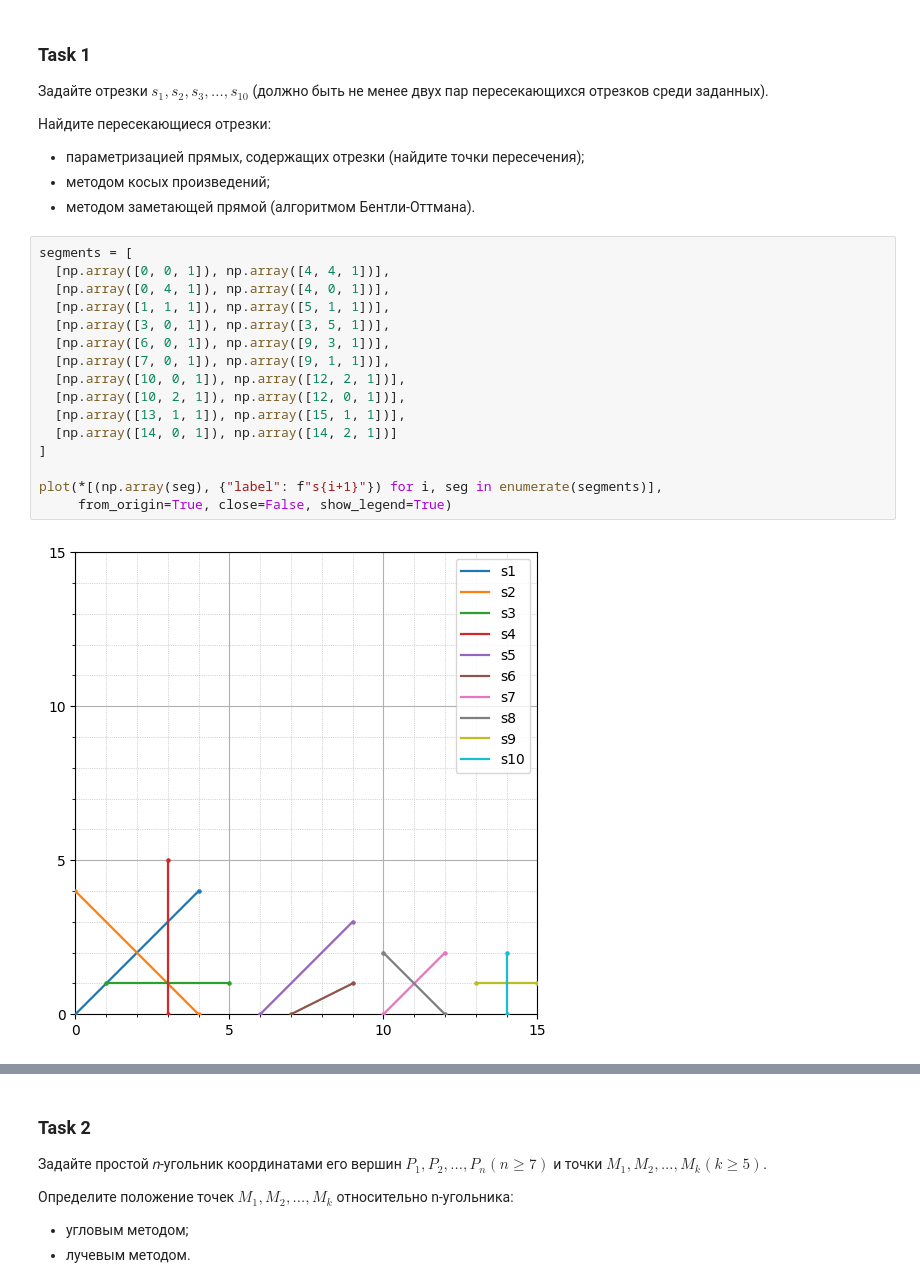
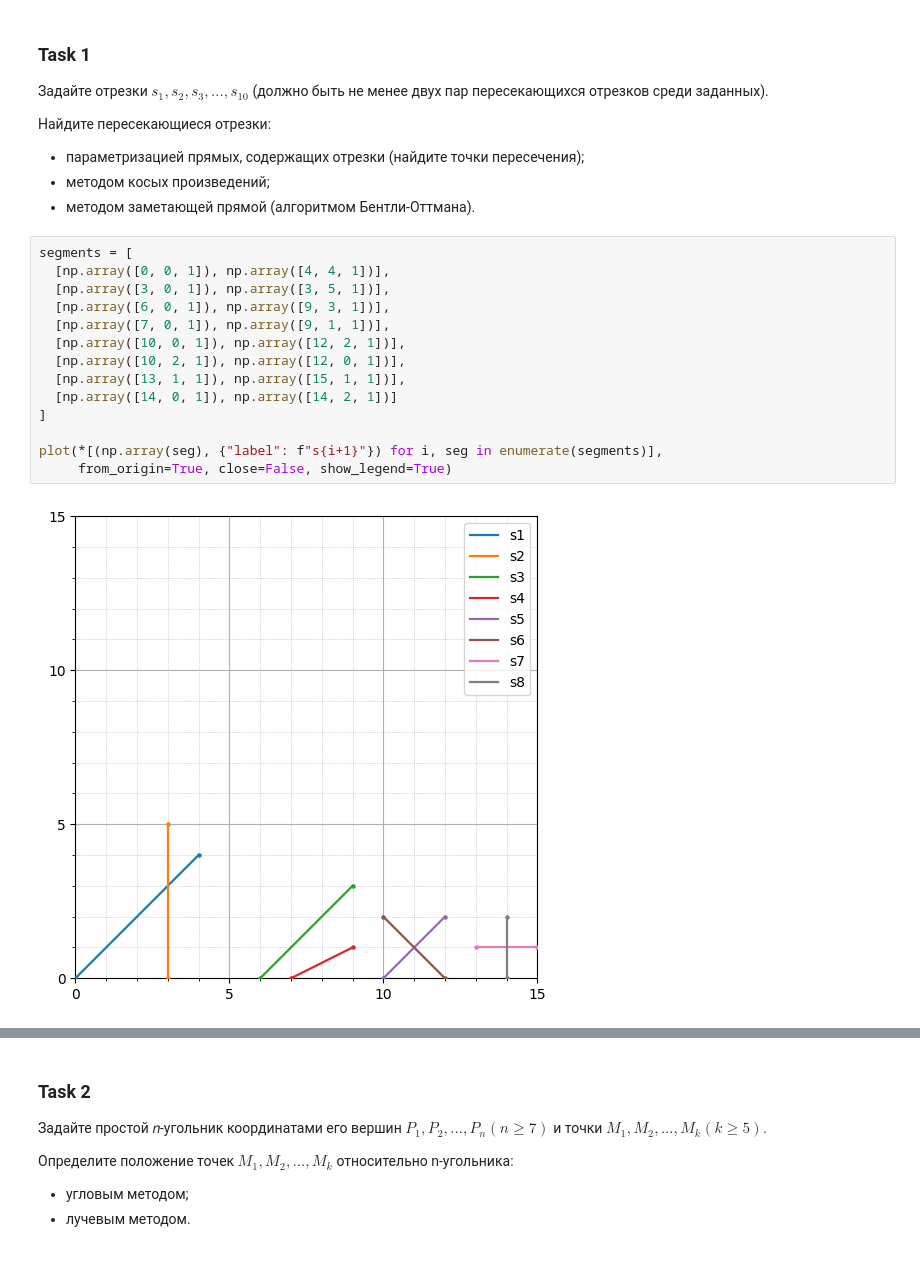
Before and after one commit to mikedegeofroy/itmo-computational-geometry, a Jupyter notebook: lab4/lab4.ipynb, the cells around one changed output, grey strips where cells are left out. Saved outputs shown, nothing was run; the diff lists cells and outputs as text.

```diff
--- a/lab4/lab4.ipynb
+++ b/lab4/lab4.ipynb
@@ -76,21 +76,19 @@ def plot(*shapes,
 # %%
 segments = [
   [np.array([0, 0, 1]), np.array([4, 4, 1])],
-  [np.array([0, 4, 1]), np.array([4, 0, 1])],
-  [np.array([1, 1, 1]), np.array([5, 1, 1])],
   [np.array([3, 0, 1]), np.array([3, 5, 1])],
   [np.array([6, 0, 1]), np.array([9, 3, 1])],
   [np.array([7, 0, 1]), np.array([9, 1, 1])],
   [np.array([10, 0, 1]), np.array([12, 2, 1])],
   [np.array([10, 2, 1]), np.array([12, 0, 1])],
   [np.array([13, 1, 1]), np.array([15, 1, 1])],
   [np.array([14, 0, 1]), np.array([14, 2, 1])]
 ]
 
 plot(*[(np.array(seg), {"label": f"s{i+1}"}) for i, seg in enumerate(segments)],
      from_origin=True, close=False, show_legend=True)
 # %% [output]
-[figure, old version]
+[figure, new version]
 # %%
 from itertools import combinations
 
```
Also changed, not shown: parts of 2 cells of this notebook, 4 other files.
